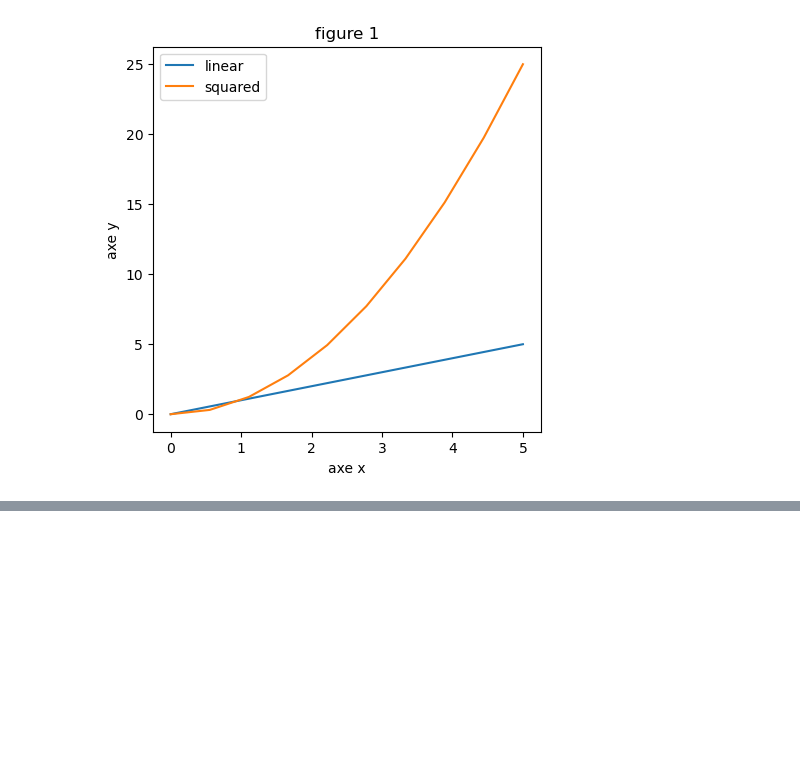
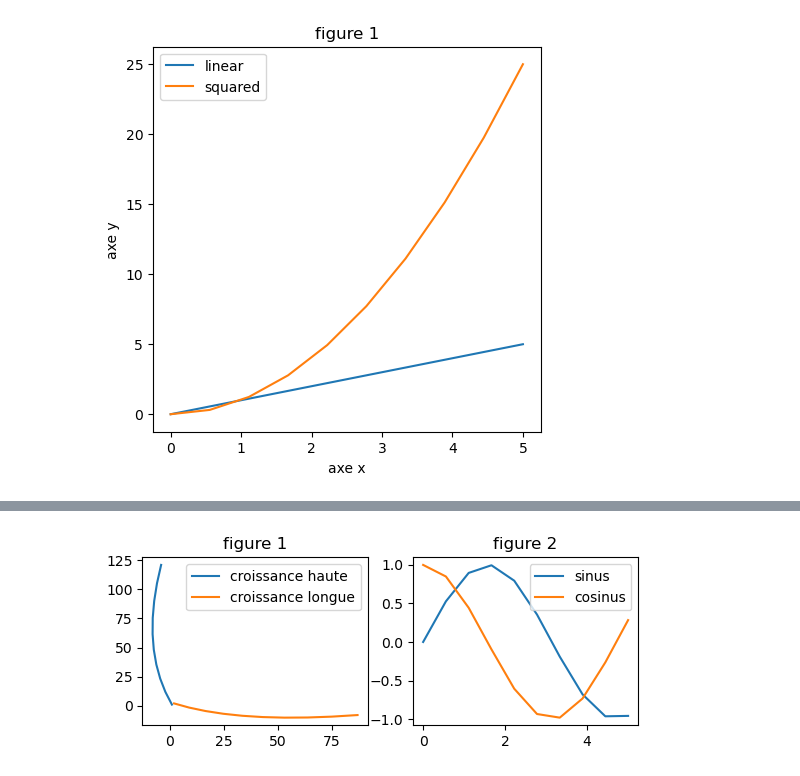
Before and after one commit to FaroukLeCheval/Train_Python_Programms, a Jupyter notebook: Cours_Matplotlib.ipynb, the cells around one changed output, grey strips where cells are left out. Saved outputs shown, nothing was run; the diff lists cells and outputs as text; code cells hidden in the pictures; blank space fills up the shorter version.

```diff
--- a/Cours_Matplotlib.ipynb
+++ b/Cours_Matplotlib.ipynb
@@ -43,0 +55,18 @@ plt.show() # toujours à mettre même is dans jupyter on peu s'en passer
+# %%
+plt.figure()
+
+plt.subplot(2,2,1)
+plt.plot(x**2-6*x+1,y**2+19*y+1, label = 'croissance haute')
+plt.plot(x**2+12*x+2,y**2-7*y+2, label = 'croissance longue')
+plt.title('figure 1')
+plt.legend()
+
+plt.subplot(2,2,2)
+plt.plot(x, np.sin(x),label='sinus')
+plt.plot(x, np.cos(x),label='cosinus')
+plt.title('figure 2')
+plt.legend()
+
+plt.show()
+# %% [output]
+[figure, added]
```
Also changed, not shown: parts of 9 cells of this notebook.
